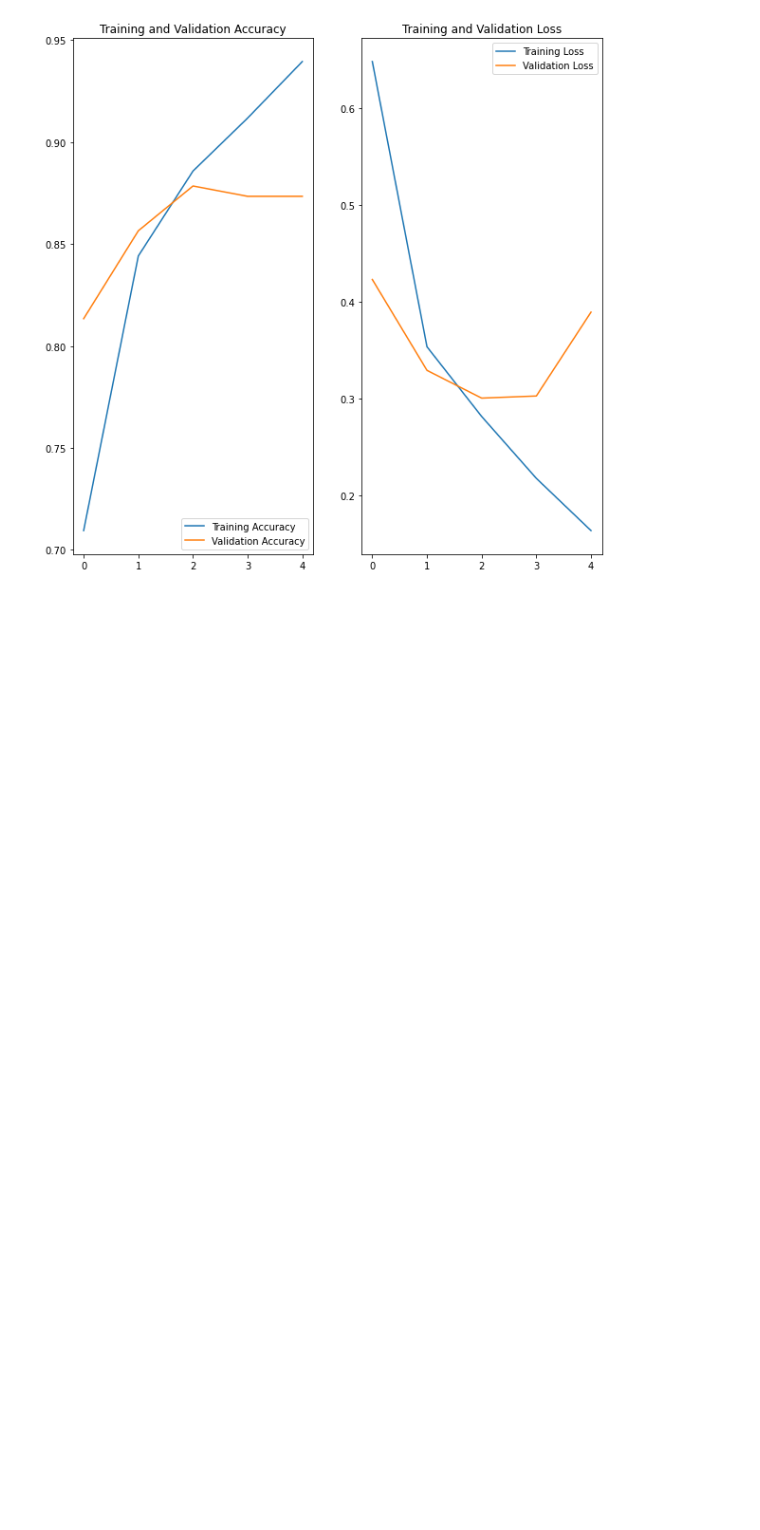
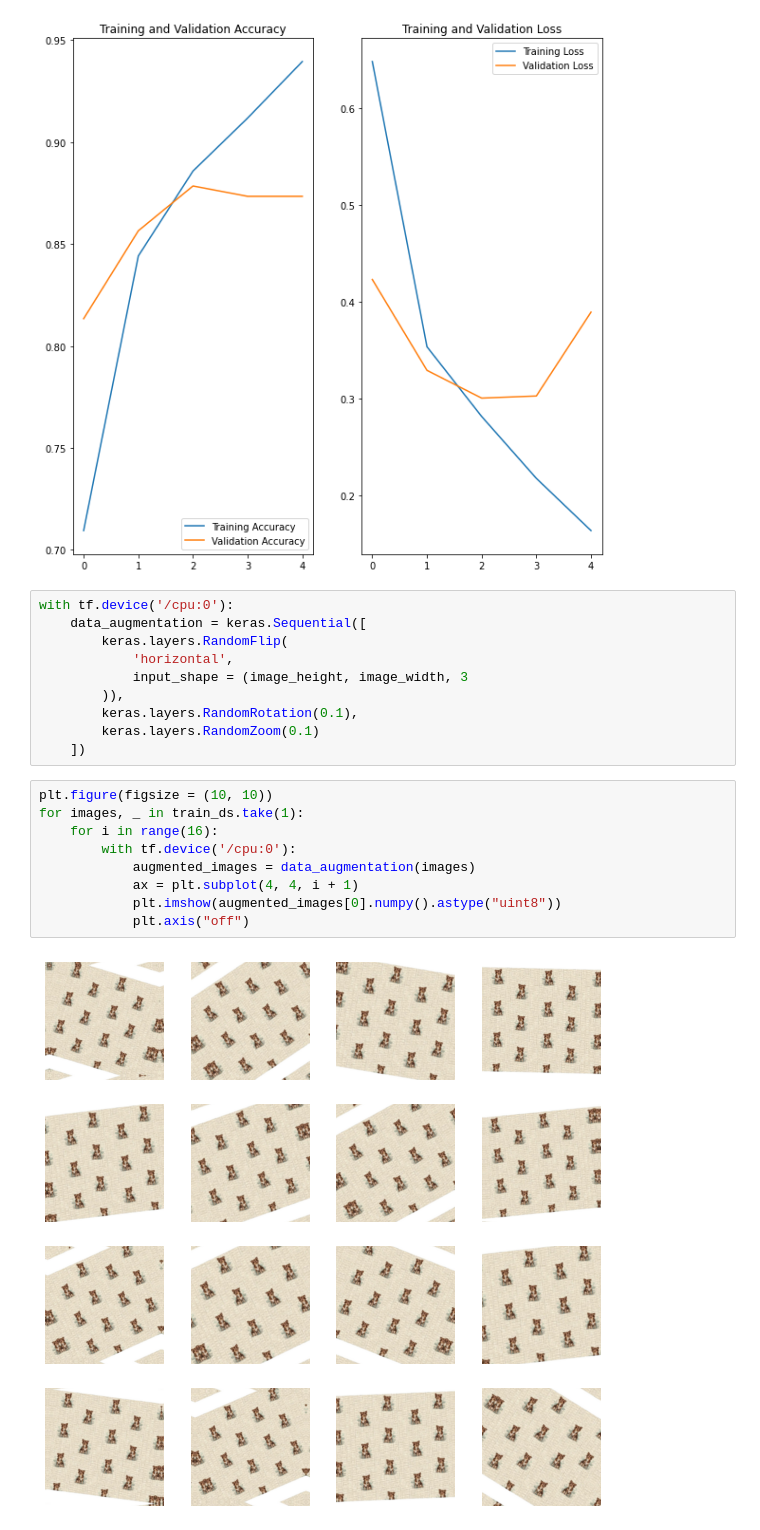
Before and after one commit to wacatswh/chihuahua-vs-muffin, a Jupyter notebook: chihuahua_vs_muffin.ipynb, the cells around one changed output. Saved outputs shown, nothing was run; the diff lists cells and outputs as text; blank space fills up the shorter version.

Commit message:
Add data augmentation layers for model evaluation

```diff
--- a/chihuahua_vs_muffin.ipynb
+++ b/chihuahua_vs_muffin.ipynb
@@ -127,3 +127,24 @@ def plot_history(history, epochs):
 plot_history(history, epochs)
 # %% [output]
 [figure]
+# %%
+with tf.device('/cpu:0'):
+    data_augmentation = keras.Sequential([
+        keras.layers.RandomFlip(
+            'horizontal',
+            input_shape = (image_height, image_width, 3
+        )),
+        keras.layers.RandomRotation(0.1),
+        keras.layers.RandomZoom(0.1)
+    ])
+# %%
+plt.figure(figsize = (10, 10))
+for images, _ in train_ds.take(1):
+    for i in range(16):
+        with tf.device('/cpu:0'):
+            augmented_images = data_augmentation(images)
+            ax = plt.subplot(4, 4, i + 1)
+            plt.imshow(augmented_images[0].numpy().astype("uint8"))
+            plt.axis("off")
+# %% [output]
+[figure, added]
```
Also changed, not shown: parts of 3 cells of this notebook.
